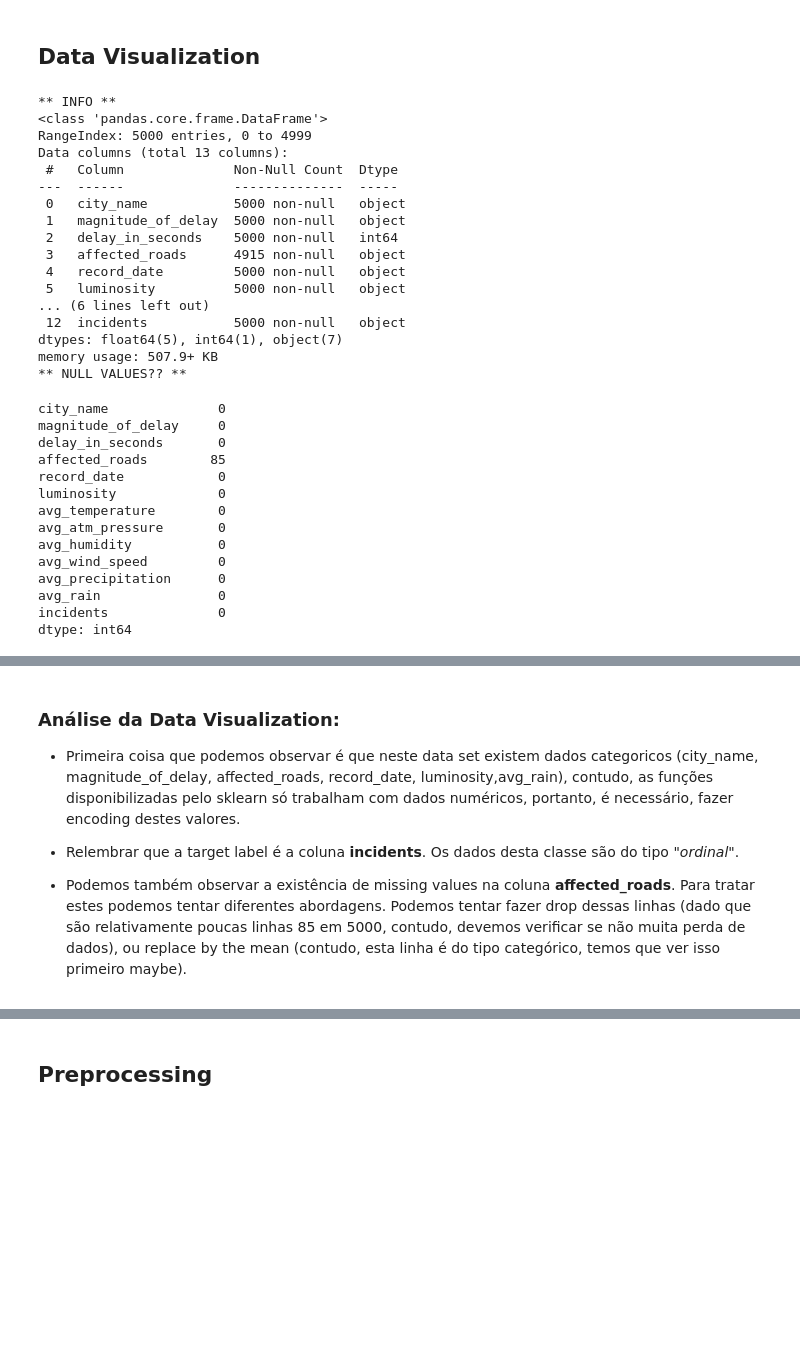
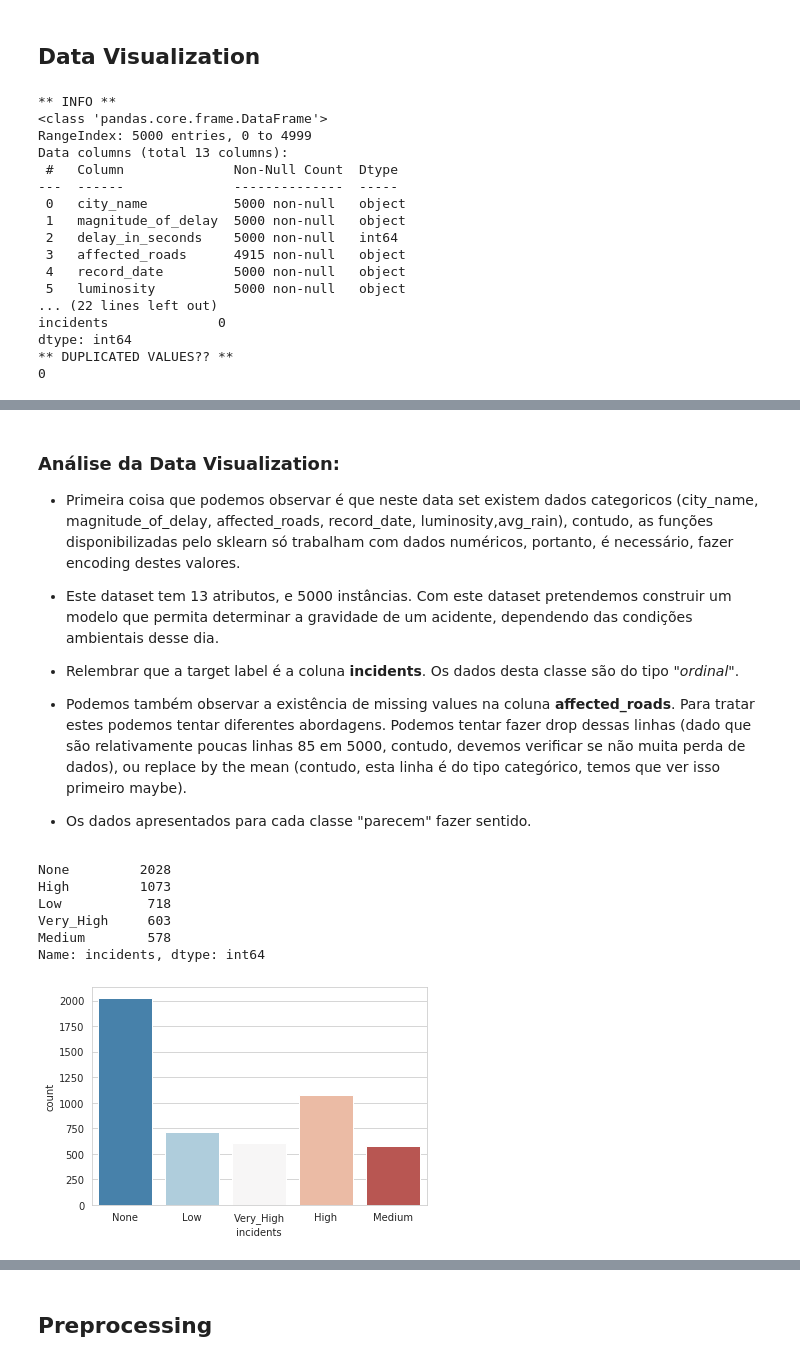
Before and after one commit to MarianaFilipa/DAA, a Jupyter notebook: Competição_Tarefa/Competition.ipynb, the cells around one changed output, grey strips where cells are left out. Drawn from its saved outputs; the diff is of its cells as text; code cells hidden in the pictures; blank space fills up the shorter version.

```diff
--- a/Competição_Tarefa/Competition.ipynb
+++ b/Competição_Tarefa/Competition.ipynb
@@ -32,7 +32,9 @@ df.info()
 #sns.heatmap(df.corr(), annot=True)
 #plt.show()
 print("** NULL VALUES?? **") # check if there are any missing values in this dataframe
-df.isnull().sum()
+print(df.isnull().sum())
+print("** DUPLICATED VALUES?? **") # check if there are any missing values in this dataframe
+print(df.duplicated().sum())
 # %% [output]
 ** INFO **
 <class 'pandas.core.frame.DataFrame'>
@@ -46,25 +48,11 @@ Data columns (total 13 columns):
  3   affected_roads      4915 non-null   object
  4   record_date         5000 non-null   object
  5   luminosity          5000 non-null   object
-... (6 lines left out)
- 12  incidents           5000 non-null   object
-dtypes: float64(5), int64(1), object(7)
-memory usage: 507.9+ KB
-** NULL VALUES?? **
+... (22 lines left out)
+incidents              0
+dtype: int64
+** DUPLICATED VALUES?? **
+0
-city_name              0
-magnitude_of_delay     0
-delay_in_seconds       0
-affected_roads        85
-record_date            0
-luminosity             0
-avg_temperature        0
-avg_atm_pressure       0
-avg_humidity           0
-avg_wind_speed         0
-avg_precipitation      0
-avg_rain               0
-incidents              0
-dtype: int64
 # %%
 print("** HEAD **")
 df.head()
@@ -81,6 +69,23 @@ df.head()
 
 * Primeira coisa que podemos observar é que neste data set existem dados categoricos (city_name, magnitude_of_delay, affected_roads, record_date, luminosity,avg_rain), contudo, as funções disponibilizadas pelo sklearn só trabalham com dados numéricos, portanto, é necessário, fazer encoding destes valores.
 
+* Este dataset tem 13 atributos, e 5000 instâncias. Com este dataset pretendemos construir um modelo que permita determinar a gravidade de um acidente, dependendo das condições ambientais desse dia.
+
 * Relembrar que a target label é a coluna **incidents**. Os dados desta classe são do tipo *"ordinal"*.
 
 * Podemos também observar a existência de missing values na coluna **affected_roads**. Para tratar estes podemos tentar diferentes abordagens. Podemos tentar fazer drop dessas linhas (dado que são relativamente poucas linhas 85 em 5000, contudo, devemos verificar se não muita perda de dados), ou replace by the mean (contudo, esta linha é do tipo categórico, temos que ver isso primeiro maybe).
+
+* Os dados apresentados para cada classe "parecem" fazer sentido.
+# %%
+sns.set_style("whitegrid")
+sns.countplot(x="incidents", data=df, palette="RdBu_r")
+
+df.incidents.value_counts()
+# %% [output]
+None         2028
+High         1073
+Low           718
+Very_High     603
+Medium        578
+Name: incidents, dtype: int64
+[figure, added]
```
Also changed, not shown: parts of 9 cells of this notebook, 1 other file.
